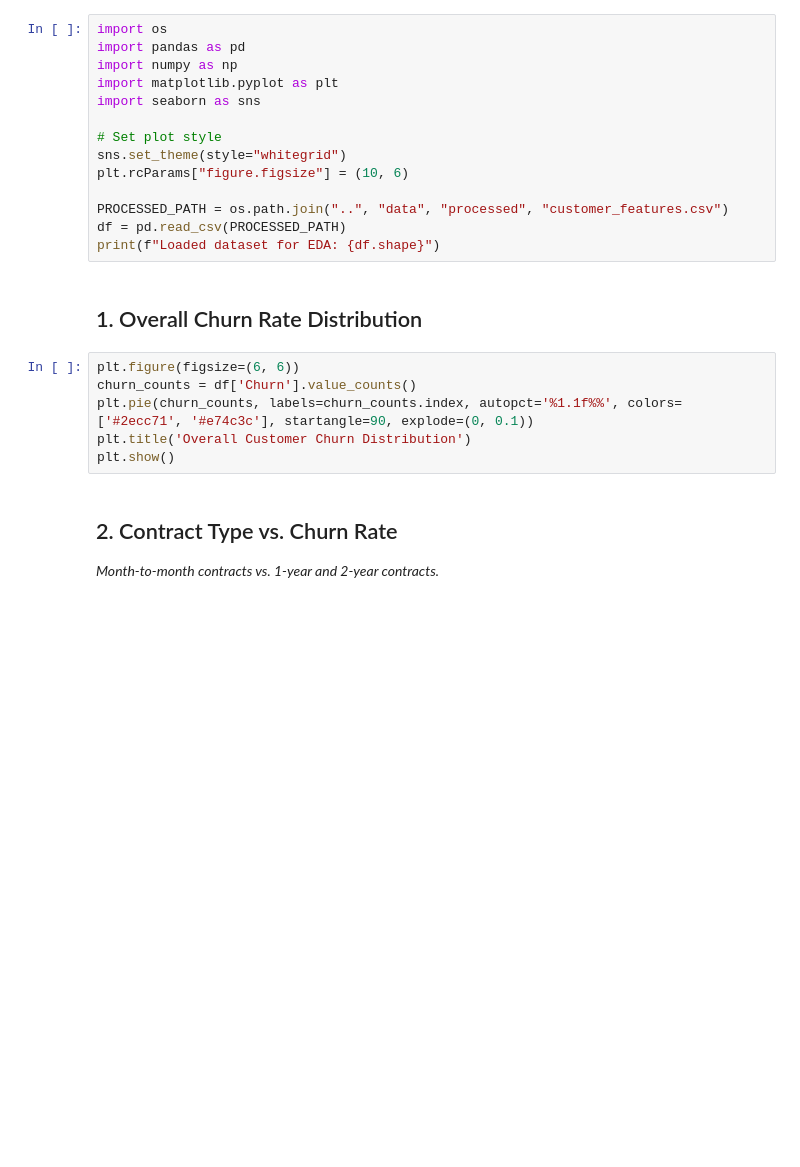
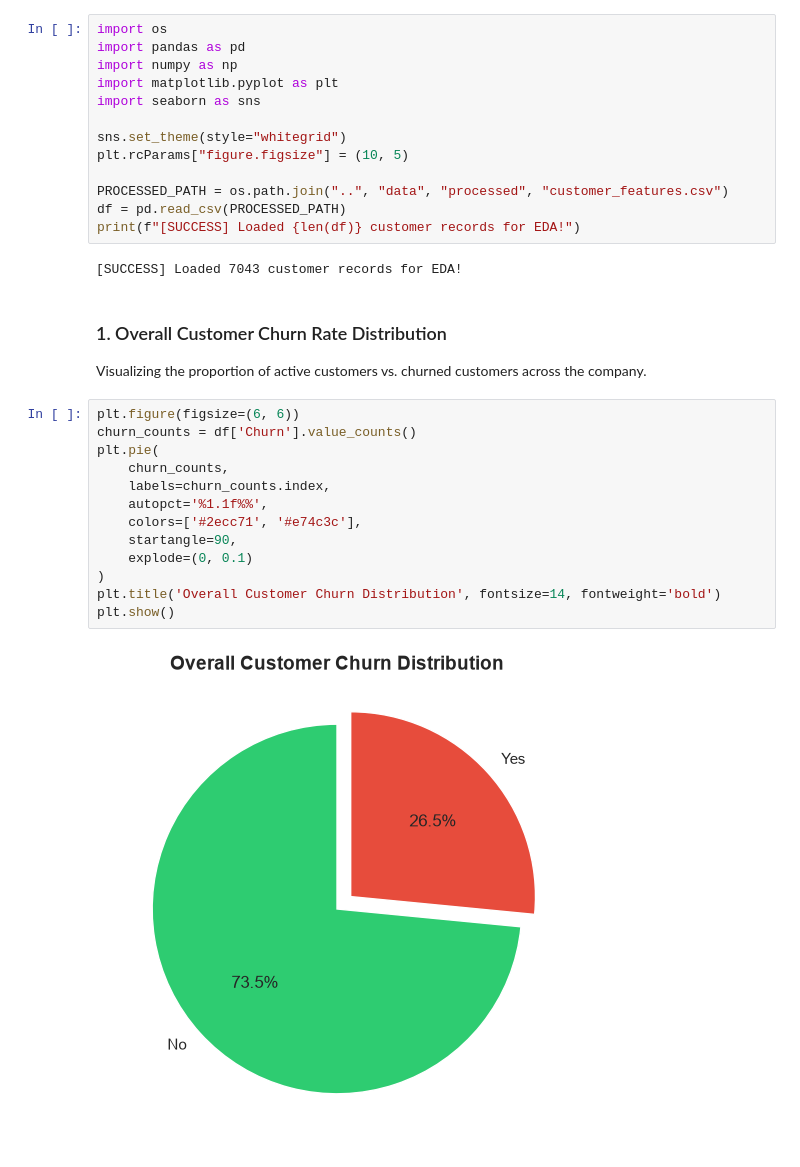
Before and after one commit to Varshapandey-8757/customer-churn-ltv-engine, a Jupyter notebook: notebooks/02_eda.ipynb, the cells around one changed output. Cells and saved outputs as stored; diff of their text form; blank space fills up the shorter version.

```diff
--- a/notebooks/02_eda.ipynb
+++ b/notebooks/02_eda.ipynb
@@ -10,21 +9,29 @@ import numpy as np
 import matplotlib.pyplot as plt
 import seaborn as sns
 
-# Set plot style
 sns.set_theme(style="whitegrid")
-plt.rcParams["figure.figsize"] = (10, 6)
+plt.rcParams["figure.figsize"] = (10, 5)
 
 PROCESSED_PATH = os.path.join("..", "data", "processed", "customer_features.csv")
 df = pd.read_csv(PROCESSED_PATH)
-print(f"Loaded dataset for EDA: {df.shape}")
+print(f"[SUCCESS] Loaded {len(df)} customer records for EDA!")
+# %% [output]
+[SUCCESS] Loaded 7043 customer records for EDA!
 # %% [markdown]
-## 1. Overall Churn Rate Distribution
+### 1. Overall Customer Churn Rate Distribution
+Visualizing the proportion of active customers vs. churned customers across the company.
 # %%
 plt.figure(figsize=(6, 6))
 churn_counts = df['Churn'].value_counts()
-plt.pie(churn_counts, labels=churn_counts.index, autopct='%1.1f%%', colors=['#2ecc71', '#e74c3c'], startangle=90, explode=(0, 0.1))
-plt.title('Overall Customer Churn Distribution')
+plt.pie(
+    churn_counts,
+    labels=churn_counts.index,
+    autopct='%1.1f%%',
+    colors=['#2ecc71', '#e74c3c'],
+    startangle=90,
+    explode=(0, 0.1)
+)
+plt.title('Overall Customer Churn Distribution', fontsize=14, fontweight='bold')
 plt.show()
+# %% [output]
+[figure, added]
-# %% [markdown]
-## 2. Contract Type vs. Churn Rate
-*Month-to-month contracts vs. 1-year and 2-year contracts.*
```
Also changed, not shown: parts of 10 cells of this notebook, 1 other file.
